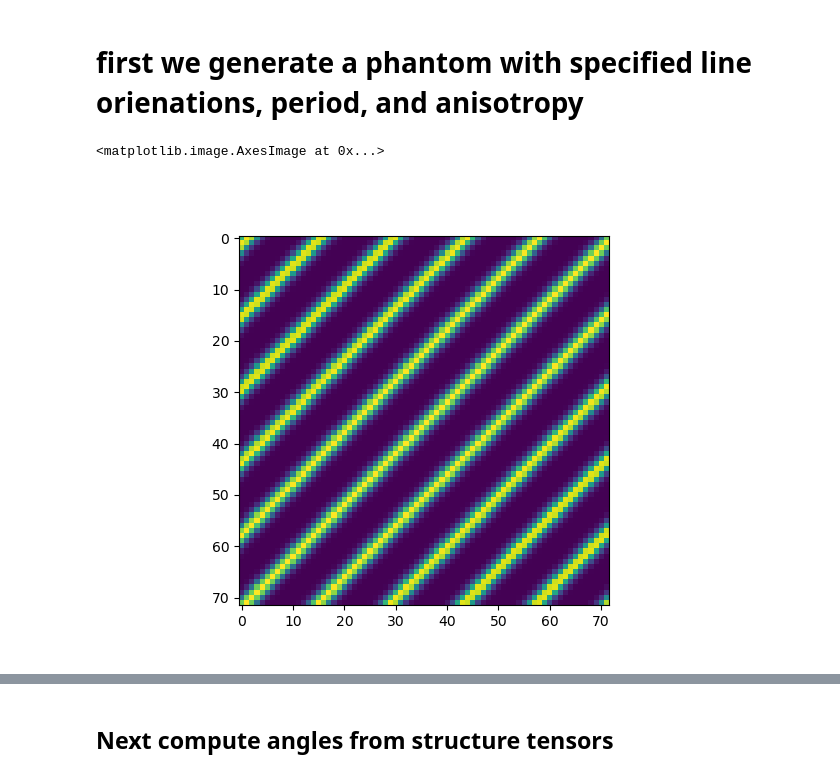
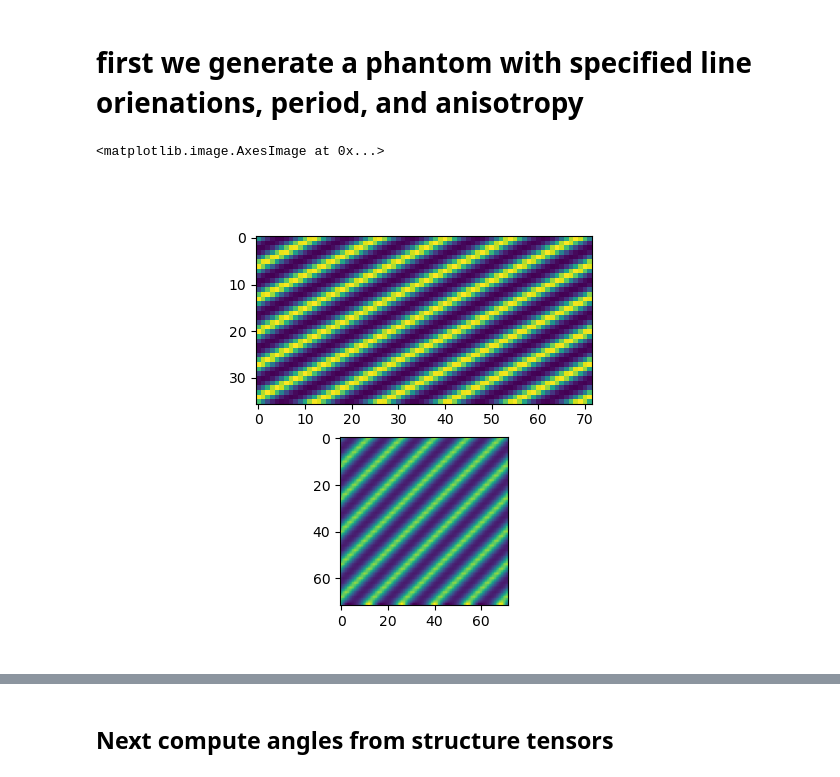
Before and after one commit to BrysonGray/fibermetric, a Jupyter notebook: notebooks/make_sta_figures.ipynb, the cells around one changed output, grey strips where cells are left out. Drawn from its saved outputs; the diff is of its cells as text; code cells hidden in the pictures.

```diff
--- a/notebooks/make_sta_figures.ipynb
+++ b/notebooks/make_sta_figures.ipynb
@@ -507,14 +427,16 @@ print(tensor_sigmas[2])
 # first we generate a phantom with specified line orienations, period, and anisotropy
 # %%
 # in 2D
-n = (72, 72)
-d = (1.0, 1.0)
+n = (36, 72)
+d = (2.0, 1.0)
 x = [np.arange(ni)*di for ni, di in zip(n, d)]
 angles = np.array([3*np.pi/4])
-img = sta_validate.make_phantom(x, angles)
+img = sta_validate.make_phantom(x, angles, interp=False)
+img_upsampled = sta_validate.make_phantom(x, angles)
 
-plt.figure()
-plt.imshow(img)
+fig, axs = plt.subplots(2)
+axs[0].imshow(img)
+axs[1].imshow(img_upsampled)
 # %% [output]
 <matplotlib.image.AxesImage at 0x...>
-[figure, old version]
+[figure, new version]
```
Also changed, not shown: parts of 25 cells of this notebook, 3 other files.
